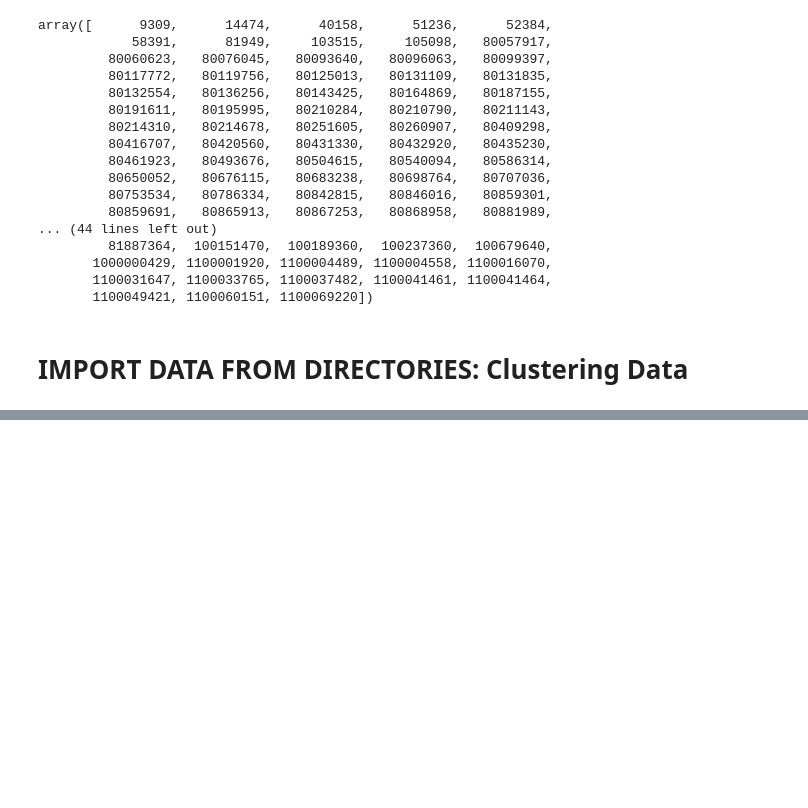
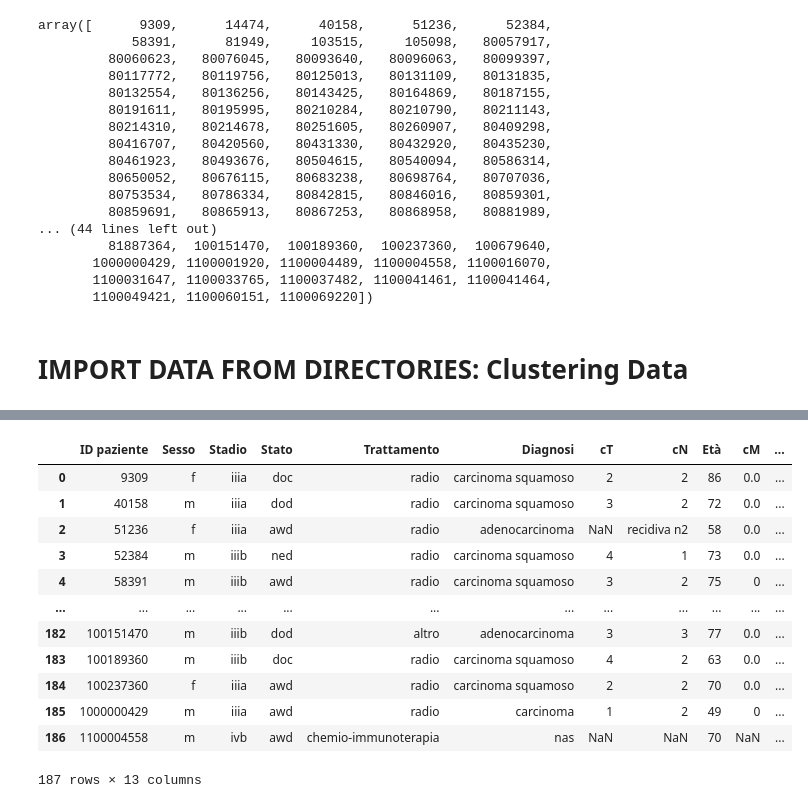
Before and after one commit to fruffini/Deep_clustering_SEM-EX, a Jupyter notebook: src/models/Clustering_Correlation_Analysis/src/notebooks/Clinical_Dataset_Preparation.ipynb, the cells around one changed output, grey strips where cells are left out. Cells and saved outputs as stored; diff of their text form; code cells hidden in the pictures; blank space fills up the shorter version.

```diff
--- a/src/models/DCEC/notebooks/Correlation_Analysis.ipynb
+++ b/src/models/Clustering_Correlation_Analysis/src/notebooks/Clinical_Dataset_Preparation.ipynb
@@ -486,0 +487,27 @@ display(Dataset_Clinical_RetroPro)
+# %%
+
+
+# In questo punto cerchiamo la tabella di informazioni di CLARO Clusterizzato
+directory_labels_data = r'C:\Users\Ruffi\OneDrive - Università Campus Bio-Medico di Roma\DB_claro_\CLARO CLINICAL DATA\material\dataset\2023-02-01 00-00\labels.csv'
+
+labels_CLARO = pd.read_csv(directory_labels_data).sort_values(by=['ID'])
+labels_ = labels_CLARO['label'].map({'censored': 1, 'not censored': 0}).to_frame()[[patient in list_ID_pazienti_cl for patient in labels_CLARO['ID'].astype(int).to_numpy()]].reset_index(drop=True)
+Dataset_Clinical_RetroPro['label OS'] = labels_
+display(Dataset_Clinical_RetroPro)
+
+# Salviamo la tabella nella cartella Data
+Dataset_Clinical_RetroPro.to_excel("data/RETRO_PR_Dataset_Clinical.xlsx",)
+# %% [output]
+|  | ID paziente | Sesso | Stadio | Stato | Trattamento | Diagnosi | cT | cN | Età | cM | ... |
+| 0 | 9309 | f | iiia | doc | radio | carcinoma squamoso | 2 | 2 | 86 | 0.0 | ... |
+| 1 | 40158 | m | iiia | dod | radio | carcinoma squamoso | 3 | 2 | 72 | 0.0 | ... |
+| 2 | 51236 | f | iiia | awd | radio | adenocarcinoma | NaN | recidiva n2 | 58 | 0.0 | ... |
+| 3 | 52384 | m | iiib | ned | radio | carcinoma squamoso | 4 | 1 | 73 | 0.0 | ... |
+| 4 | 58391 | m | iiib | awd | radio | carcinoma squamoso | 3 | 2 | 75 | 0 | ... |
+| ... | ... | ... | ... | ... | ... | ... | ... | ... | ... | ... | ... |
+| 182 | 100151470 | m | iiib | dod | altro | adenocarcinoma | 3 | 3 | 77 | 0.0 | ... |
+| 183 | 100189360 | m | iiib | doc | radio | carcinoma squamoso | 4 | 2 | 63 | 0.0 | ... |
+| 184 | 100237360 | f | iiia | awd | radio | carcinoma squamoso | 2 | 2 | 70 | 0.0 | ... |
+| 185 | 1000000429 | m | iiia | awd | radio | carcinoma | 1 | 2 | 49 | 0 | ... |
+| 186 | 1100004558 | m | ivb | awd | chemio-immunoterapia | nas | NaN | NaN | 70 | NaN | ... |
+187 rows × 13 columns
```
Also changed, not shown: parts of 7 cells of this notebook, 2 other files.
